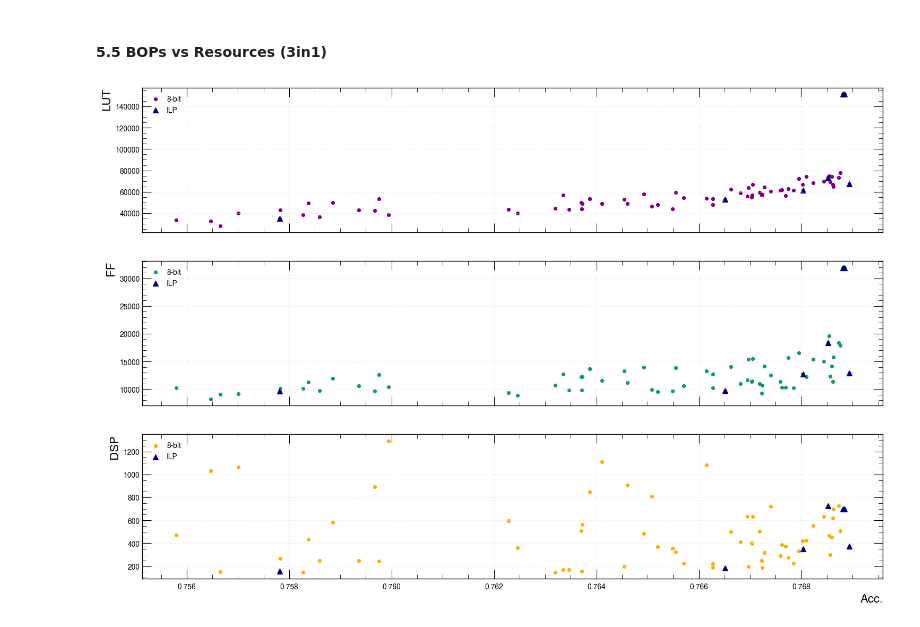
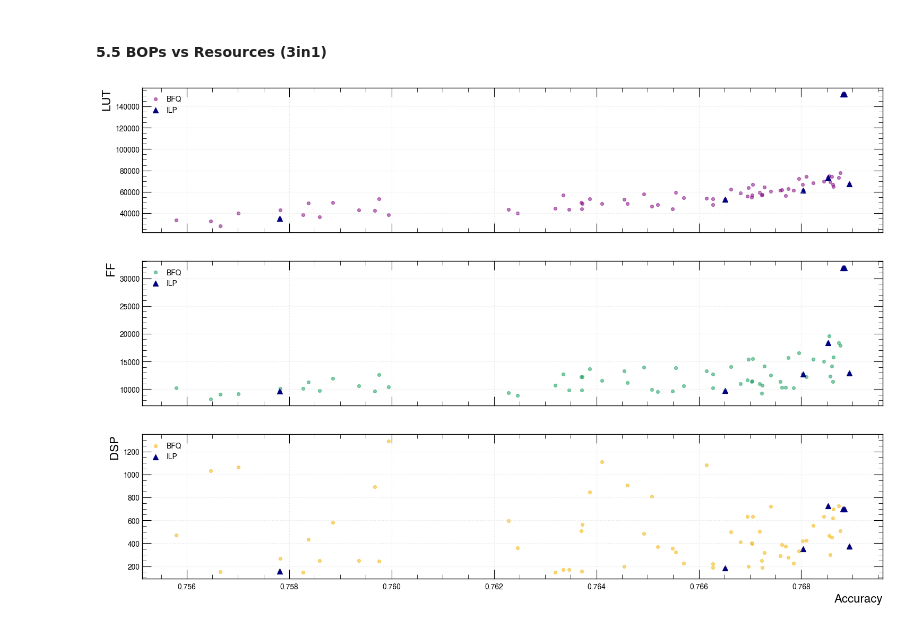
Before and after one commit to jicampos/hawq-hls4ml-figures, a Jupyter notebook: gen_figs.ipynb, the cells around one changed output. Cells and saved outputs as stored; diff of their text form; code cells hidden in the pictures.

Commit message:
Update legend of Acc. vs Resource

```diff
--- a/gen_figs.ipynb
+++ b/gen_figs.ipynb
@@ -307,36 +312,36 @@ fig, axs = plt.subplots(3, figsize=(18, 12), sharex=True, sharey=False)
 resources = ["LUT", "FF", "DSP"]
 # cols=["#DB4437", "#4285F4", "#F4B400", "#0F9D58", "purple", "goldenrod", "peru", "coral","turquoise",'gray','navy','m','darkgreen','fuchsia','steelblue']
 cols = ["#DB4437", "#4285F4", "#F4B400", "#0F9D58", "purple"]
 cols = cols[::-1]
 cols.append("navy")
 
 tmp = df.loc[df["Synth"] == 1]
 
 for idx, resource in enumerate(resources):
-    axs[idx].scatter(tmp["Acc."], tmp[resource], s=18.0, color=cols[idx], label=f'{bitwidth}-bit', alpha=1.0)
+    axs[idx].scatter(tmp["Acc."], tmp[resource], s=18.0, color=cols[idx], label='BFQ', alpha=0.5)
     axs[idx].grid(color=grid_color)
     axs[idx].set_ylabel(resource, size=16)
 
     # plot ILP solutions
     tmp_ilp = tmp.loc[tmp["ILP"] == 1]
     axs[idx].scatter(tmp_ilp["Acc."], tmp_ilp[resource], s=50.0, color=cols[color_idx+1], label=f'ILP', marker='^', alpha=1.0)
 
     axs[idx].legend(loc='upper left')
 
 
-axs[-1].set_xlabel("Acc.", size=16)
+axs[-1].set_xlabel("Accuracy", size=16)
 # ax.set_xticks(list(range(165000, 500000, 25000)))
 
 # plt.xlabel("BOPs", fontsize=20)
 # plt.ylabel("Accuracy", fontsize=20)
 # plt.grid(color=grid_color)
 # plt.legend(loc='lower right')
 # plt.xlim([150000, 480000])
 
 plt.savefig('figures/acc-vs-resource.pdf')
 plt.show()
 # %% [output]
-[figure, old version]
+[figure, new version]
 # %%
 df_acc = df.nlargest(n=400, columns=["Acc."])
 df_acc.sort_values("Acc.")
```
Also changed, not shown: parts of 3 cells of this notebook.
